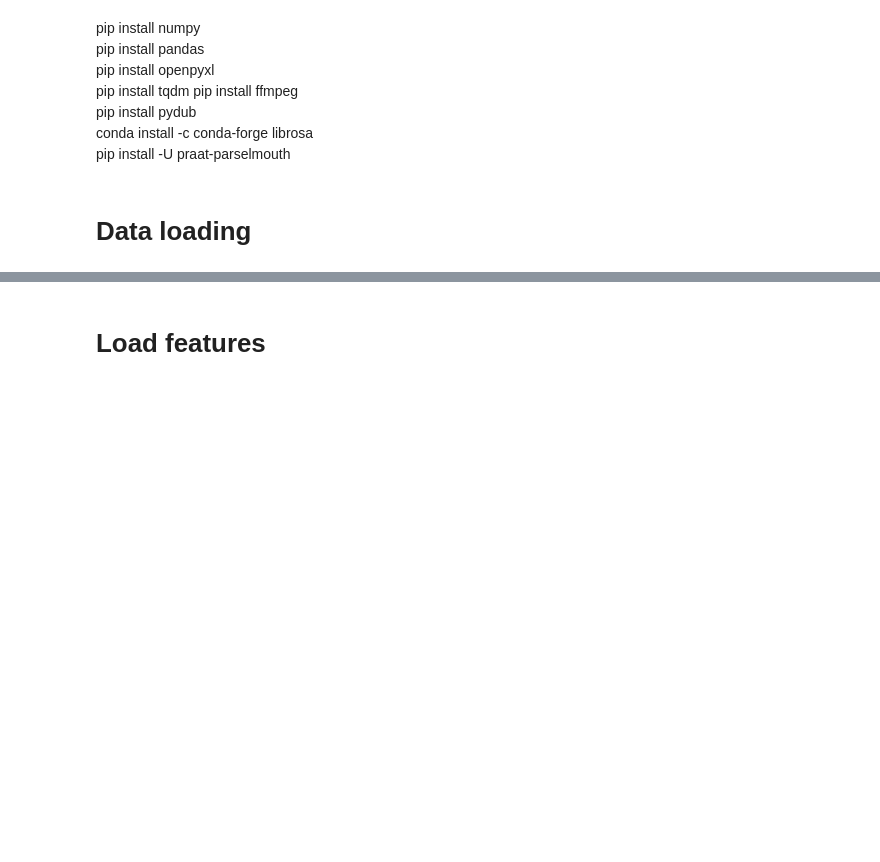
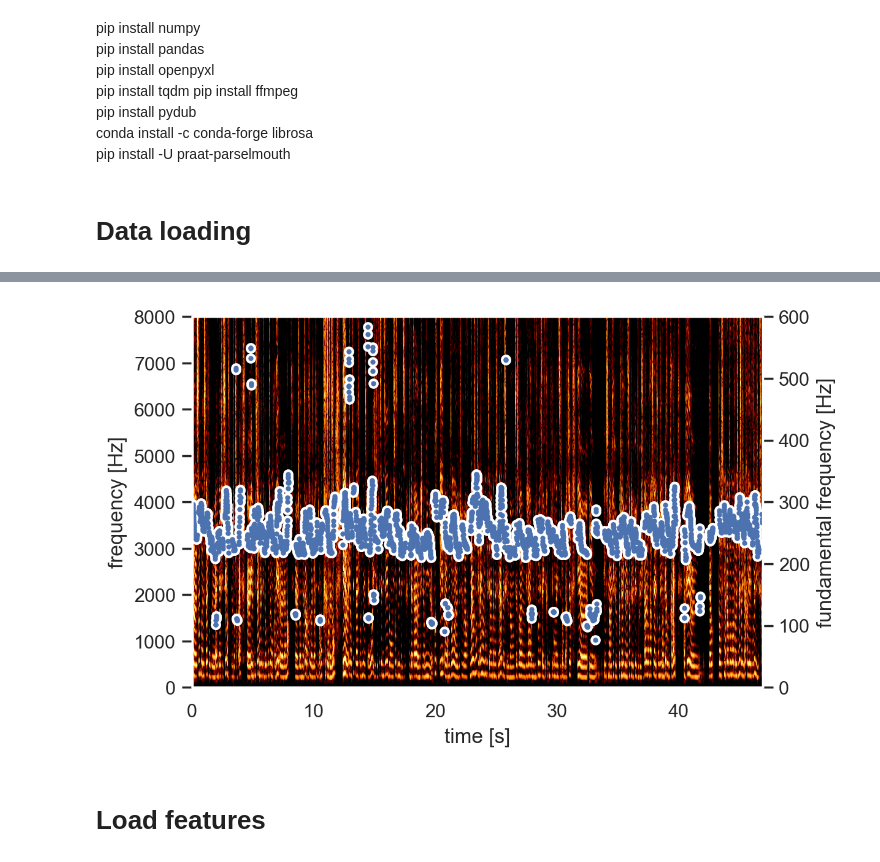
Before and after one commit to Kinzakasmi/Video-Interviews-Analysis, a Jupyter notebook: audio.ipynb, the cells around one changed output, grey strips where cells are left out. Saved outputs shown, nothing was run; the diff lists cells and outputs as text; code cells hidden in the pictures; blank space fills up the shorter version.

```diff
--- a/audio.ipynb
+++ b/audio.ipynb
@@ -54,3 +129,29 @@ audios = load_audios(video_folder,df_name)
+# %%
+def draw_pitch(pitch):
+    # Extract selected pitch contour, and
+    # replace unvoiced samples by NaN to not plot
+    pitch_values = pitch.selected_array['frequency']
+    pitch_values[pitch_values==0] = np.nan
+    plt.plot(pitch.xs(), pitch_values, 'o', markersize=5, color='w')
+    plt.plot(pitch.xs(), pitch_values, 'o', markersize=2)
+    plt.grid(False)
+    plt.ylim(0, pitch.ceiling)
+    plt.ylabel("fundamental frequency [Hz]")
+# %%
+snd = snd.to_filter("pass", "Hann band", 100, 5000, 1)
+pitch = snd.to_pitch()
+# If desired, pre-emphasize the sound fragment before calculating the spectrogram
+pre_emphasized_snd = snd.copy()
+pre_emphasized_snd.pre_emphasize()
+spectrogram = pre_emphasized_snd.to_spectrogram(window_length=0.03, maximum_frequency=8000)
+plt.figure()
+draw_spectrogram(spectrogram)
+plt.twinx()
+draw_pitch(pitch)
+plt.xlim([snd.xmin, snd.xmax])
+plt.show()
+# %% [output]
+[figure, added]
 # %% [markdown]
 # Load features
 # %%
```
Also changed, not shown: parts of 9 cells of this notebook, 2 other files.
